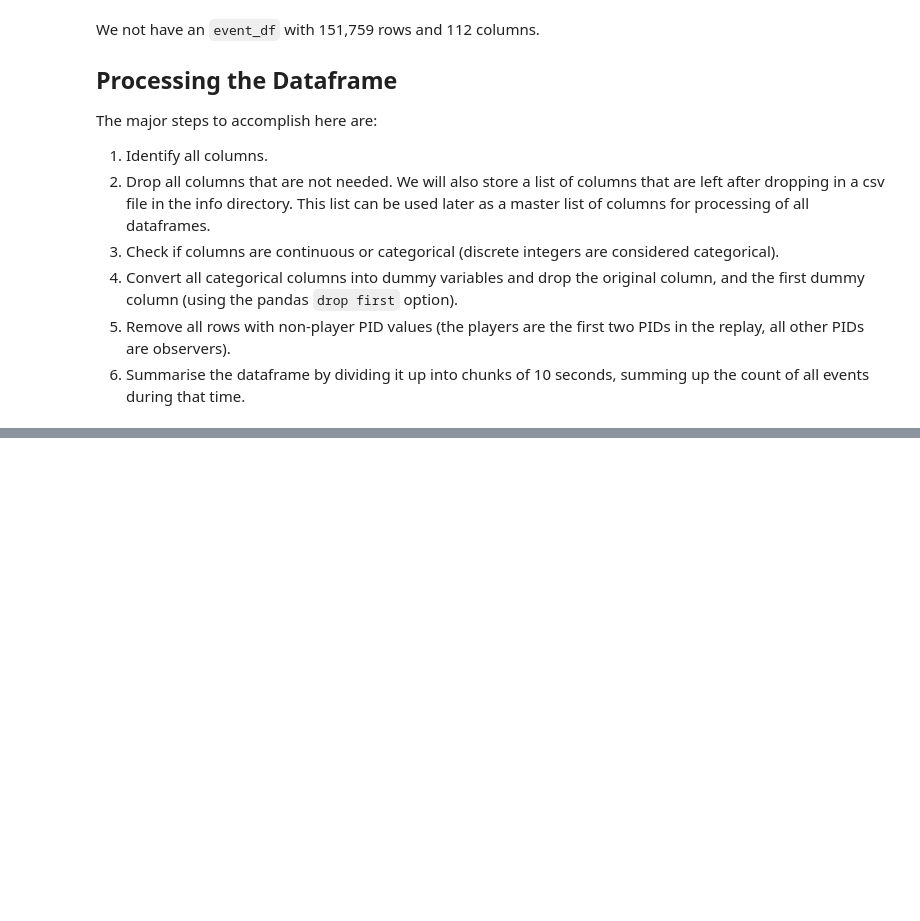
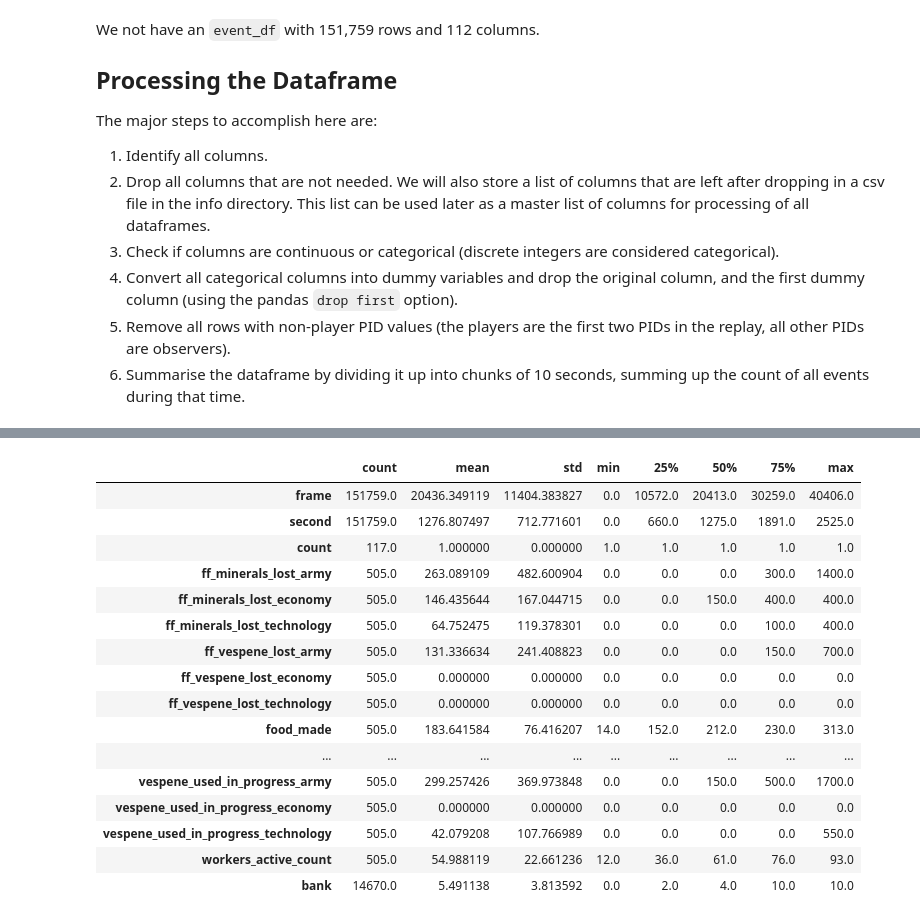
Before and after one commit to jared-a-lloyd/sc2-modeling, a Jupyter notebook: get_replay_data/Exploratory_Data_Analysis.ipynb, the cells around one changed output, grey strips where cells are left out. Cells and saved outputs as stored; diff of their text form; code cells hidden in the pictures; blank space fills up the shorter version.

```diff
--- a/get_replay_data/Exploratory_Data_Analysis.ipynb
+++ b/get_replay_data/Exploratory_Data_Analysis.ipynb
@@ -99,0 +104,4 @@ The major steps to accomplish here are:
+# %%
+# read the csv into columns_checklist
+columns_checklist = pd.read_csv('../info/raw_columns_list.csv')
+columns_checklist
@@ -99,0 +122,5 @@ The major steps to accomplish here are:
+# %%
+# create a dataframe of all columns with to be included
+column_keep_df = columns_checklist.loc[
+    columns_checklist['include_bool'] == 1].drop(['include_bool'], axis=1)
+column_keep_df
@@ -99,0 +141,5 @@ The major steps to accomplish here are:
+# %%
+# We now have a list of 68 columns that we want to keep
+# We can use this list to create a new dataframe with only the columns we want
+event_df = event_df[column_keep_df['column_name']]
+event_df.shape
@@ -99,0 +153,6 @@ The major steps to accomplish here are:
+# %%
+# identify which columns are continuous and which are categorical
+categorical_columns = column_keep_df.loc[
+        column_keep_df['categorical_bool'] == 1, 'column_name'].tolist()
+continuous_columns = column_keep_df.loc[
+        column_keep_df['categorical_bool'] == 0, 'column_name'].tolist()
@@ -99,0 +176,20 @@ The major steps to accomplish here are:
+# %%
+event_df[continuous_columns].describe().T
+# %% [output]
+|  | count | mean | std | min | 25% | 50% | 75% | max |
+| frame | 151759.0 | 20436.349119 | 11404.383827 | 0.0 | 10572.0 | 20413.0 | 30259.0 | 40406.0 |
+| second | 151759.0 | 1276.807497 | 712.771601 | 0.0 | 660.0 | 1275.0 | 1891.0 | 2525.0 |
+| count | 117.0 | 1.000000 | 0.000000 | 1.0 | 1.0 | 1.0 | 1.0 | 1.0 |
+| ff_minerals_lost_army | 505.0 | 263.089109 | 482.600904 | 0.0 | 0.0 | 0.0 | 300.0 | 1400.0 |
+| ff_minerals_lost_economy | 505.0 | 146.435644 | 167.044715 | 0.0 | 0.0 | 150.0 | 400.0 | 400.0 |
+| ff_minerals_lost_technology | 505.0 | 64.752475 | 119.378301 | 0.0 | 0.0 | 0.0 | 100.0 | 400.0 |
+| ff_vespene_lost_army | 505.0 | 131.336634 | 241.408823 | 0.0 | 0.0 | 0.0 | 150.0 | 700.0 |
+| ff_vespene_lost_economy | 505.0 | 0.000000 | 0.000000 | 0.0 | 0.0 | 0.0 | 0.0 | 0.0 |
+| ff_vespene_lost_technology | 505.0 | 0.000000 | 0.000000 | 0.0 | 0.0 | 0.0 | 0.0 | 0.0 |
+| food_made | 505.0 | 183.641584 | 76.416207 | 14.0 | 152.0 | 212.0 | 230.0 | 313.0 |
+| ... | ... | ... | ... | ... | ... | ... | ... | ... |
+| vespene_used_in_progress_army | 505.0 | 299.257426 | 369.973848 | 0.0 | 0.0 | 150.0 | 500.0 | 1700.0 |
+| vespene_used_in_progress_economy | 505.0 | 0.000000 | 0.000000 | 0.0 | 0.0 | 0.0 | 0.0 | 0.0 |
+| vespene_used_in_progress_technology | 505.0 | 42.079208 | 107.766989 | 0.0 | 0.0 | 0.0 | 0.0 | 550.0 |
+| workers_active_count | 505.0 | 54.988119 | 22.661236 | 12.0 | 36.0 | 61.0 | 76.0 | 93.0 |
+| bank | 14670.0 | 5.491138 | 3.813592 | 0.0 | 2.0 | 4.0 | 10.0 | 10.0 |
```
Also changed, not shown: parts of 10 cells of this notebook, 1 other file.
